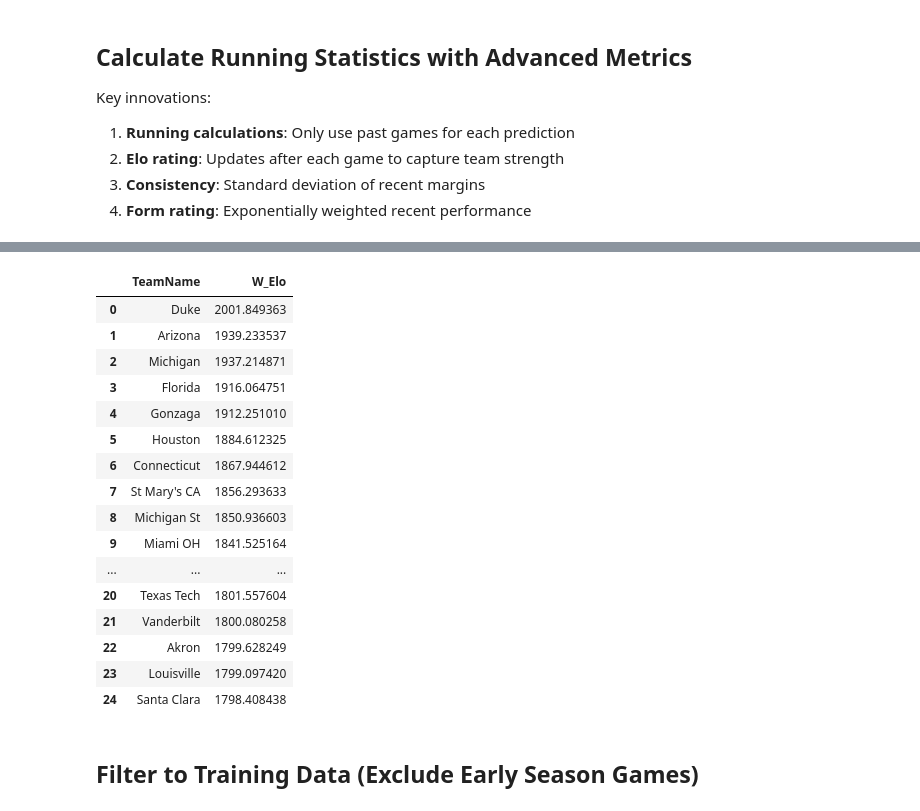
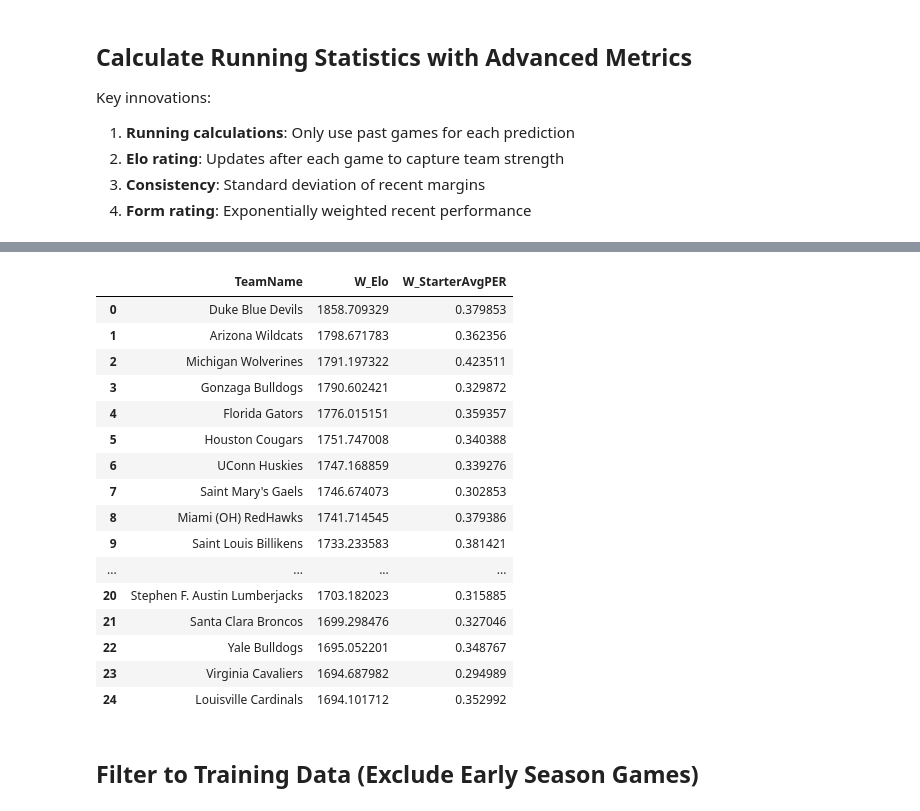
Before and after one commit to sswamy21/NCAABasketballMatchupPredictor, a Jupyter notebook: Regular_Season_Prediction_Enhanced.ipynb, the cells around one changed output, grey strips where cells are left out. Saved outputs shown, nothing was run; the diff lists cells and outputs as text; code cells hidden in the pictures.

```diff
--- a/Regular_Season_Prediction_Enhanced.ipynb
+++ b/Regular_Season_Prediction_Enhanced.ipynb
@@ -60,0 +32,20 @@ Team spellings: 1178
+# %%
+# Load reference team data from SportsDataVerse (ESPN)
+try:
+    mens_teams_raw = mbb.espn_mbb_teams(return_as_pandas=True)
+    id_col = "team_uid" if "team_uid" in mens_teams_raw.columns else "team_id"
+    name_col = "team_display_name" if "team_display_name" in mens_teams_raw.columns else "team_name"
+    mens_teams = (
+        mens_teams_raw[[id_col, name_col]]
+        .rename(columns={id_col: "TeamID", name_col: "TeamName"})
+        .drop_duplicates()
+        .reset_index(drop=True)
+    )
+    print(f"Teams: {len(mens_teams)}")
+    mens_teams.head()
+except Exception as exc:
+    print(f"Warning: failed to load teams from SportsDataVerse: {exc}")
+    mens_teams = pd.DataFrame(columns=["TeamID", "TeamName"])
+    mens_teams.head()
+mens_teams.to_csv('data/mens_teams.csv', index=False)
+mens_teams.head()
@@ -413,6 +645,12 @@ def initialize_team_stats():
         # Consistency and form
         'Consistency': 0.0,  # Std dev of expected vs actual margins
         'FormRating': 0.0,   # Exponentially weighted recent performance
+
+        # Player quality metrics (running averages over season-to-date games)
+        'StarterAvgPER': 0.0,   # Average simplified PER of starting 5
+        'StarPowerDiff': 0.0,   # Best player PER minus starter average PER
+        'BenchPtsPct':   0.0,   # Bench points as fraction of total team points
+        'BenchDepth10':  0.0,   # Avg number of bench players logging >= 10 min
 
         # For calculating consistency
         '_residuals': [],
@@ -530,14 +768,26 @@ def update_team_stats(team_stats, team_key, row, is_winner, season, all_team_sta
     net_rating = 100 * margin / max(game_poss, 1)
     stats['FormRating'] = (1 - alpha) * stats['FormRating'] + alpha * net_rating
 
+    # ------------------------------------------------------------------ #
+    # Player quality metrics – running averages over season-to-date games  #
+    # ------------------------------------------------------------------ #
+    # StarterAvgPER  : average simplified PER of the starting 5
+    # StarPowerDiff  : best single-player PER minus StarterAvgPER
+    # BenchPtsPct    : bench points as fraction of total team points
+    # BenchDepth10   : number of bench players who logged >= 10 minutes
+    for pm_key in ['StarterAvgPER', 'StarPowerDiff', 'BenchPtsPct', 'BenchDepth10']:
+        game_val = row.get(f'{prefix}_{pm_key}', np.nan)
+        if pd.notna(game_val):
+            stats[pm_key] = (stats[pm_key] * n + float(game_val)) / (n + 1)
+
     # Update game count and win percentage
     stats['Games'] += 1
     stats['WinPct'] = stats['Wins'] / stats['Games']
 
 BASE_ELO = 1500.0
-SEASON_CARRYOVER_WEIGHT = 0.5
+SEASON_CARRYOVER_WEIGHT = 0.35
 ELO_HOME_ADVANTAGE = 100.0
-ELO_K_FACTOR = 32.0
+ELO_K_FACTOR = 20.0
 
 def _season_start_elo(team_id, last_season_elos, base_elo=BASE_ELO, carryover_weight=SEASON_CARRYOVER_WEIGHT):
     if last_season_elos and team_id in last_season_elos:
@@ -675,6 +925,7 @@ def calculate_running_team_stats(games_df, min_games=1):
     return df
 
 print("Calculating running statistics with advanced metrics...")
+mens_reg_season = pd.read_csv('data/Final_Matchups_With_Player_Stats.csv', engine='pyarrow')
 running_stats_df = calculate_running_team_stats(mens_reg_season, min_games=1)
 print("\nRunning stats calculated!")
 print(f"Columns: {running_stats_df.columns.tolist()[:20]}...")  # Show first 20 columns
@@ -707,23 +958,23 @@ Columns: ['Season', 'DayNum', 'WTeamID', 'LTeamID', 'WScore', 'LScore', 'WLoc',
 # %%
-running_stats_df[running_stats_df['Season'] == 2026][['WTeamID', 'W_Elo']].sort_values(by='W_Elo', ascending=False).drop_duplicates('WTeamID').head(25).merge(mens_teams[['TeamID', 'TeamName']], left_on='WTeamID', right_on='TeamID', how='left')[['TeamName', 'W_Elo']].sort_values(by='W_Elo', ascending=False).reset_index(drop=True)
+running_stats_df[running_stats_df['Season'] == 2026][['WTeamID', 'W_Elo', 'W_StarterAvgPER']].sort_values(by='W_Elo', ascending=False).drop_duplicates('WTeamID').head(25).merge(mens_teams[['TeamID', 'TeamName']], left_on='WTeamID', right_on='TeamID', how='left')[['TeamName', 'W_Elo', 'W_StarterAvgPER']].sort_values(by='W_Elo', ascending=False).reset_index(drop=True)
 # %% [output]
-|  | TeamName | W_Elo |
-| 0 | Duke | 2001.849363 |
-| 1 | Arizona | 1939.233537 |
-| 2 | Michigan | 1937.214871 |
-| 3 | Florida | 1916.064751 |
-| 4 | Gonzaga | 1912.251010 |
-| 5 | Houston | 1884.612325 |
-| 6 | Connecticut | 1867.944612 |
-| 7 | St Mary's CA | 1856.293633 |
-| 8 | Michigan St | 1850.936603 |
-| 9 | Miami OH | 1841.525164 |
-| ... | ... | ... |
-| 20 | Texas Tech | 1801.557604 |
-| 21 | Vanderbilt | 1800.080258 |
-| 22 | Akron | 1799.628249 |
-| 23 | Louisville | 1799.097420 |
-| 24 | Santa Clara | 1798.408438 |
+|  | TeamName | W_Elo | W_StarterAvgPER |
+| 0 | Duke Blue Devils | 1858.709329 | 0.379853 |
+| 1 | Arizona Wildcats | 1798.671783 | 0.362356 |
+| 2 | Michigan Wolverines | 1791.197322 | 0.423511 |
+| 3 | Gonzaga Bulldogs | 1790.602421 | 0.329872 |
+| 4 | Florida Gators | 1776.015151 | 0.359357 |
+| 5 | Houston Cougars | 1751.747008 | 0.340388 |
+| 6 | UConn Huskies | 1747.168859 | 0.339276 |
+| 7 | Saint Mary's Gaels | 1746.674073 | 0.302853 |
+| 8 | Miami (OH) RedHawks | 1741.714545 | 0.379386 |
+| 9 | Saint Louis Billikens | 1733.233583 | 0.381421 |
+| ... | ... | ... | ... |
+| 20 | Stephen F. Austin Lumberjacks | 1703.182023 | 0.315885 |
+| 21 | Santa Clara Broncos | 1699.298476 | 0.327046 |
+| 22 | Yale Bulldogs | 1695.052201 | 0.348767 |
+| 23 | Virginia Cavaliers | 1694.687982 | 0.294989 |
+| 24 | Louisville Cardinals | 1694.101712 | 0.352992 |
 # %% [markdown]
 ## Filter to Training Data (Exclude Early Season Games)
 # %%
```
Also changed, not shown: parts of 35 cells of this notebook, 8 other files.
